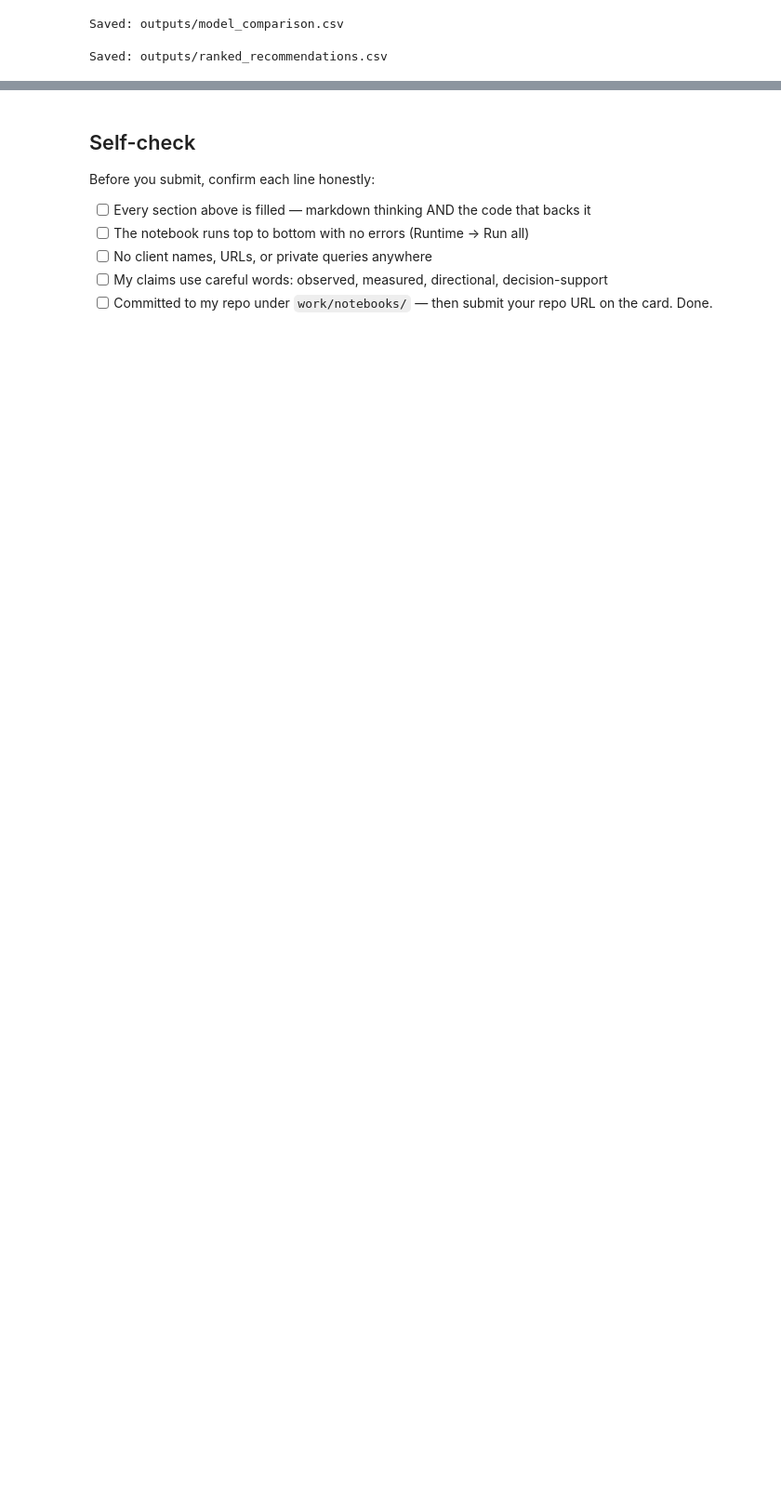
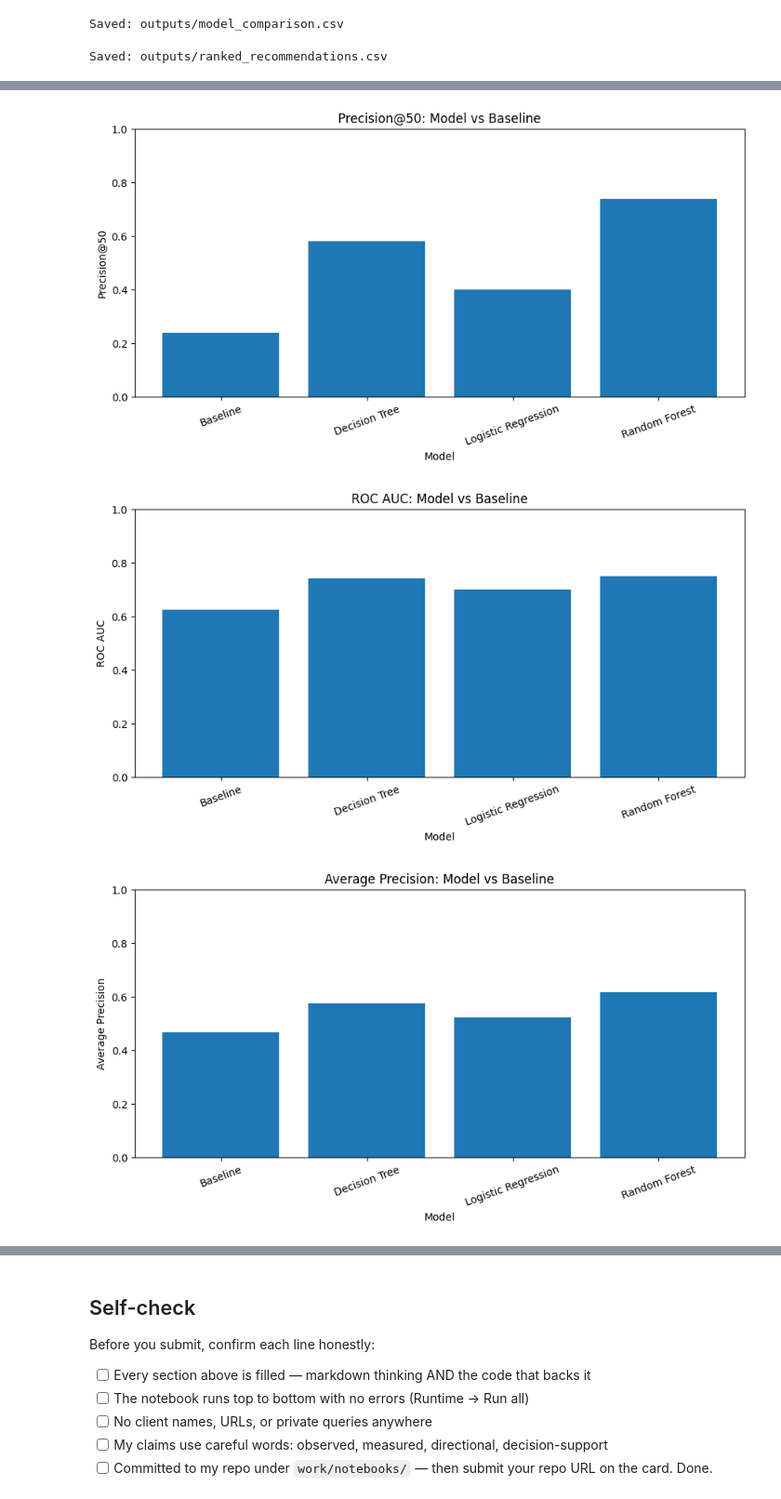
Before and after one commit to 06sushmita/flyrank-ML-Internship, a Jupyter notebook: work/notebooks/capstone.ipynb, the cells around one changed output, grey strips where cells are left out. Shown at 93% size. Saved outputs shown, nothing was run; the diff lists cells and outputs as text; code cells hidden in the pictures; blank space fills up the shorter version.

```diff
--- a/work/notebooks/capstone.ipynb
+++ b/work/notebooks/capstone.ipynb
@@ -1000,0 +1053,46 @@ Saved: outputs/ranked_recommendations.csv
+# %%
+import matplotlib.pyplot as plt
+
+# Precision@50
+plt.figure(figsize=(9, 5))
+plt.bar(comparison_df["Model"], comparison_df["Precision@50"])
+plt.xlabel("Model")
+plt.ylabel("Precision@50")
+plt.title("Precision@50: Model vs Baseline")
+plt.ylim(0, 1)
+plt.xticks(rotation=20)
+plt.tight_layout()
+plt.savefig("outputs/charts/precision_at_50.png", dpi=200, bbox_inches="tight")
+plt.show()
+
+
+# ROC AUC
+plt.figure(figsize=(9, 5))
+plt.bar(comparison_df["Model"], comparison_df["ROC AUC"])
+plt.xlabel("Model")
+plt.ylabel("ROC AUC")
+plt.title("ROC AUC: Model vs Baseline")
+plt.ylim(0, 1)
+plt.xticks(rotation=20)
+plt.tight_layout()
+plt.savefig("outputs/charts/roc_auc.png", dpi=200, bbox_inches="tight")
+plt.show()
+
+
+# Average Precision
+plt.figure(figsize=(9, 5))
+plt.bar(comparison_df["Model"], comparison_df["Average Precision"])
+plt.xlabel("Model")
+plt.ylabel("Average Precision")
+plt.title("Average Precision: Model vs Baseline")
+plt.ylim(0, 1)
+plt.xticks(rotation=20)
+plt.tight_layout()
+plt.savefig("outputs/charts/average_precision.png", dpi=200, bbox_inches="tight")
+plt.show()
+
+print("✅ All three charts created.")
+# %% [output]
+[figure, added]
+[figure, added]
+[figure, added]
```
Also changed, not shown: parts of 7 cells of this notebook.
